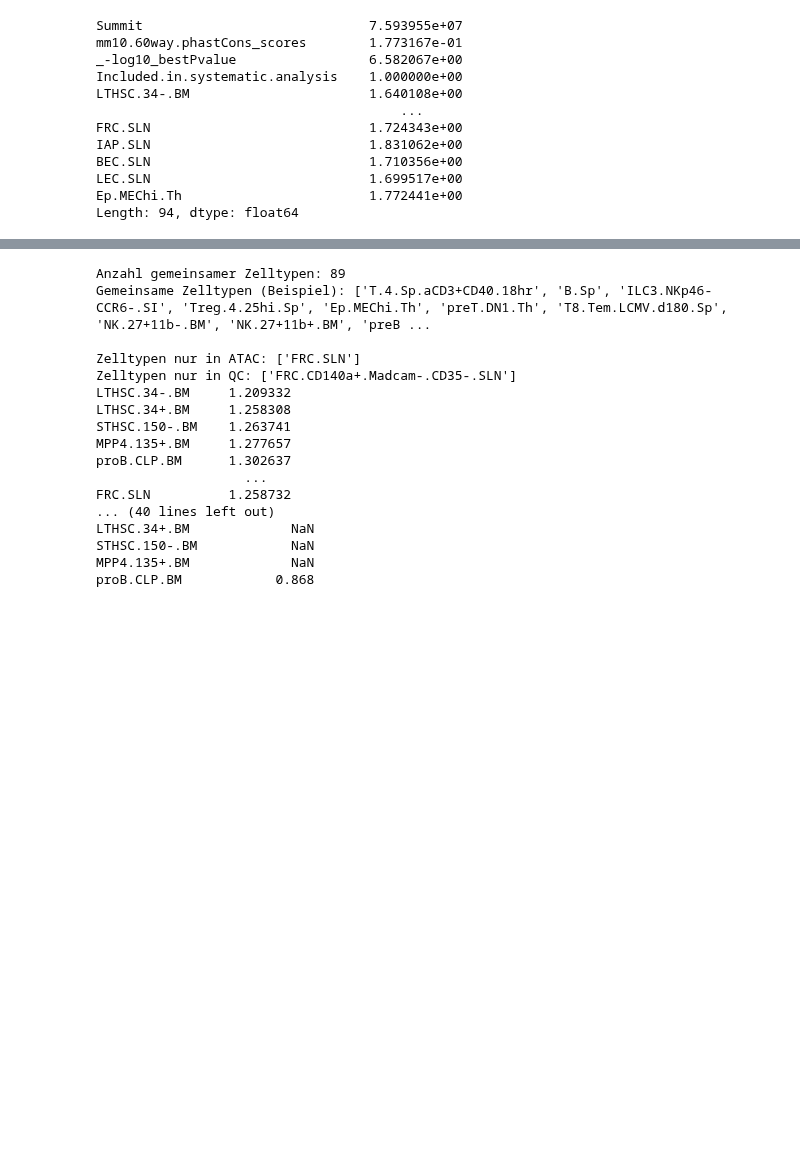
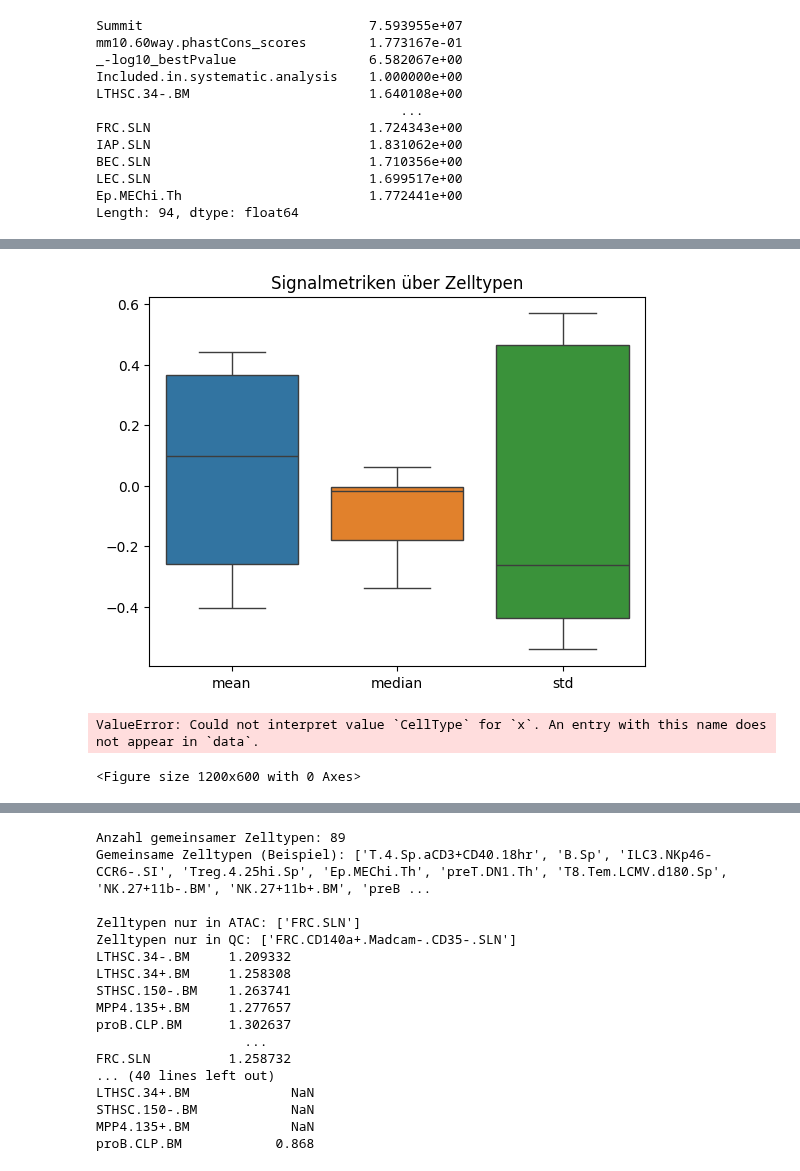
Before and after one commit to Topic2-Gene-Regulation-Immune-Cells/abT-gdT-cells-Team3, a Jupyter notebook: ATAC_mean_corr.ipynb, the cells around one changed output, grey strips where cells are left out. Drawn from its saved outputs; the diff is of its cells as text; code cells hidden in the pictures; blank space fills up the shorter version.

```diff
--- a/ATAC_mean_corr.ipynb
+++ b/ATAC_mean_corr.ipynb
@@ -533,0 +580,19 @@ plt.show()
+# %%
+sns.boxplot(data=r_df[['mean', 'median', 'std']])
+plt.title("Signalmetriken über Zelltypen")
+plt.show()
+# %% [output]
+[figure, added]
+# %%
+# Beispiel: atac_stats enthält Spalten 'CellType' und 'std'
+plt.figure(figsize=(12,6))
+sns.boxplot(data=atac_data, x='CellType', y='std')
+plt.xticks(rotation=90)
+plt.title("Verteilung der Standardabweichung (std) je Zelltyp")
+plt.ylabel("Standardabweichung (std)")
+plt.xlabel("Zelltyp")
+plt.tight_layout()
+plt.show()
+# %% [output]
+ValueError: Could not interpret value `CellType` for `x`. An entry with this name does not appear in `data`.
+<Figure size 1200x600 with 0 Axes>
```
Also changed, not shown: parts of 11 cells of this notebook, 2 other files.
